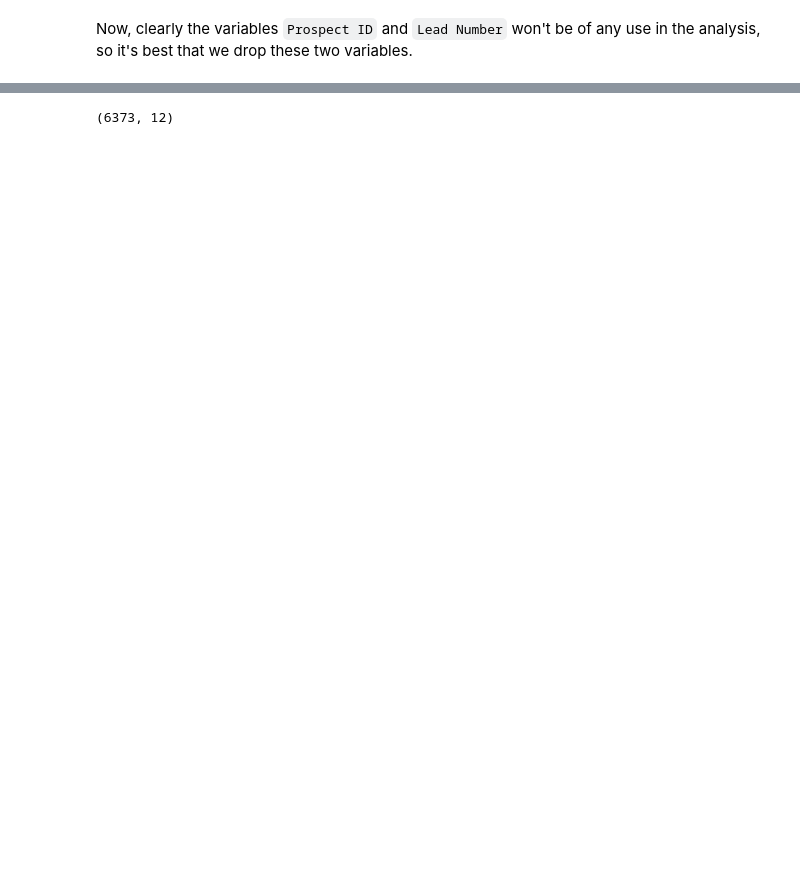
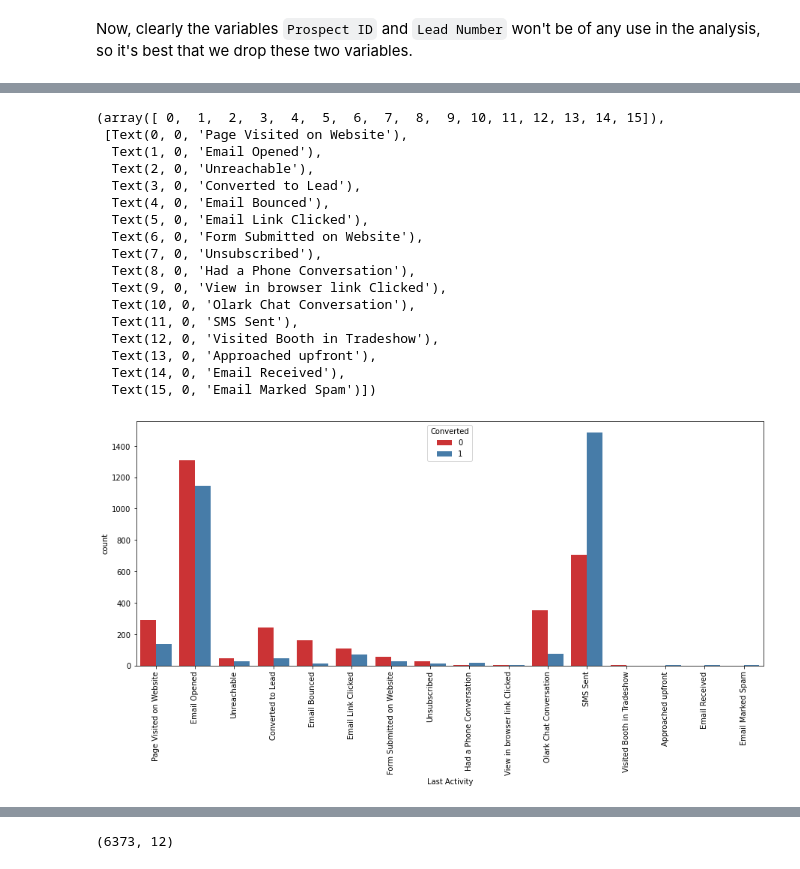
Before and after one commit to agangise/Lead_Score_Case_Study_Upgrad, a Jupyter notebook: Lead Scoring Case Study.ipynb, the cells around one changed output, grey strips where cells are left out. Drawn from its saved outputs; the diff is of its cells as text; code cells hidden in the pictures; blank space fills up the shorter version.

```diff
--- a/Lead Scoring Case Study.ipynb
+++ b/Lead Scoring Case Study.ipynb
@@ -363,0 +412,23 @@ Now, clearly the variables `Prospect ID` and `Lead Number` won't be of any use i
+# %%
+plt.figure(figsize=(15,6))
+sns.countplot(x = "Last Activity", hue = "Converted", data = leads,palette='Set1')
+plt.xticks(rotation = 90)
+# %% [output]
+(array([ 0,  1,  2,  3,  4,  5,  6,  7,  8,  9, 10, 11, 12, 13, 14, 15]),
+ [Text(0, 0, 'Page Visited on Website'),
+  Text(1, 0, 'Email Opened'),
+  Text(2, 0, 'Unreachable'),
+  Text(3, 0, 'Converted to Lead'),
+  Text(4, 0, 'Email Bounced'),
+  Text(5, 0, 'Email Link Clicked'),
+  Text(6, 0, 'Form Submitted on Website'),
+  Text(7, 0, 'Unsubscribed'),
+  Text(8, 0, 'Had a Phone Conversation'),
+  Text(9, 0, 'View in browser link Clicked'),
+  Text(10, 0, 'Olark Chat Conversation'),
+  Text(11, 0, 'SMS Sent'),
+  Text(12, 0, 'Visited Booth in Tradeshow'),
+  Text(13, 0, 'Approached upfront'),
+  Text(14, 0, 'Email Received'),
+  Text(15, 0, 'Email Marked Spam')])
+[figure, added]
```
Also changed, not shown: parts of 16 cells of this notebook.
